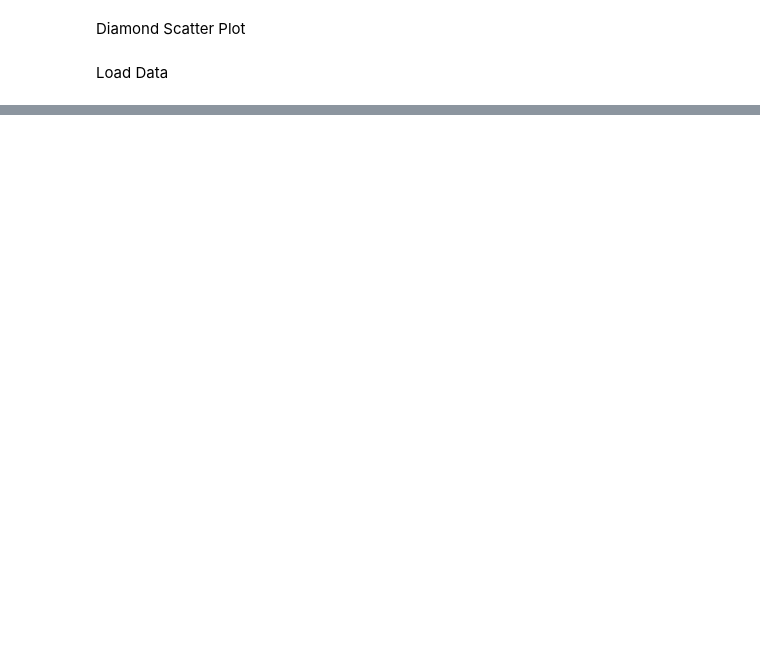
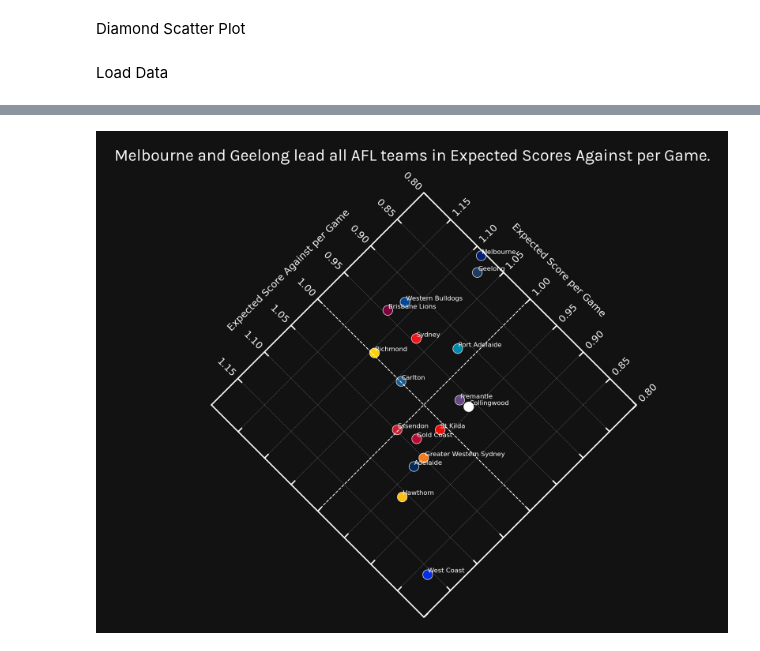
Before and after one commit to ciaran-grant/expected-score-model, a Jupyter notebook: notebooks/visualisations/diamond_scatter_plot/diamond_scatter_plot.ipynb, the cells around one changed output, grey strips where cells are left out. Cells and saved outputs as stored; diff of their text form; code cells hidden in the pictures; blank space fills up the shorter version.

Commit message:
Updated diamond scatter plot code and looks fairly pretty. Still tbd on making it a bit more universal.

```diff
--- a/notebooks/visualisations/diamond_scatter_plot/diamond_scatter_plot.ipynb
+++ b/notebooks/visualisations/diamond_scatter_plot/diamond_scatter_plot.ipynb
@@ -15,3 +31,5 @@ pd.options.display.max_columns = 999
+# %%
+plt.style.use("/Users/ciaran/Documents/Projects/AFL/git-repositories/expected-score-model/notebooks/visualisations/viz/mplstyle/dark_theme.mplstyle")
 # %% [markdown]
 Load Data
 # %%
@@ -39,2 +54,0 @@ Get Team xScore For and xScore against per shot
-# %%
-df_shots['Opponent'] = np.where(df_shots['Team'] == df_shots['Home_Team'], df_shots['Away_Team'], df_shots['Home_Team'])
@@ -482,0 +57,19 @@ plt.show()
+# %%
+team_groupby = groupby_team_expected_score(df_shots)
+x = 'xScoreForPerGameNorm'
+y = 'xScoreAggPerGameNorm'
+fig, ax = plot_diamond_scatter_plot(team_groupby, x, y, x_pad=0.2, y_pad=0.2)
+ax.set_xlabel("Expected Score per Game")
+ax.set_ylabel("Expected Score Against per Game")
+fig_text(x=0.1, y=0.95, s="Melbourne and Geelong lead all AFL teams in Expected Scores Against per Game.", c="w", font="Karla")
+
+plt.savefig(
+	"figures/20230724_team_scatter.png",
+	dpi = 600,
+	facecolor = "#121212",
+	bbox_inches="tight",
+    edgecolor="none",
+	transparent = False
+)
+# %% [output]
+[figure, added]
```
Also changed, not shown: parts of 22 cells of this notebook, 3 other files.
